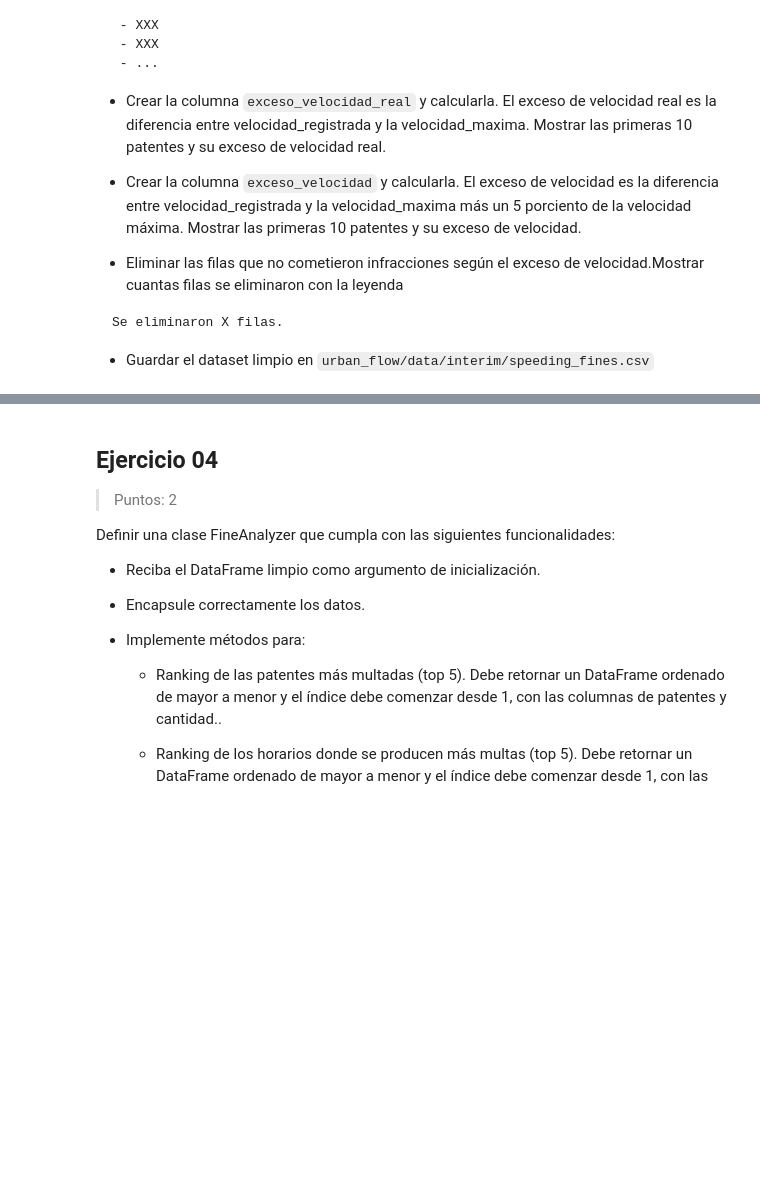
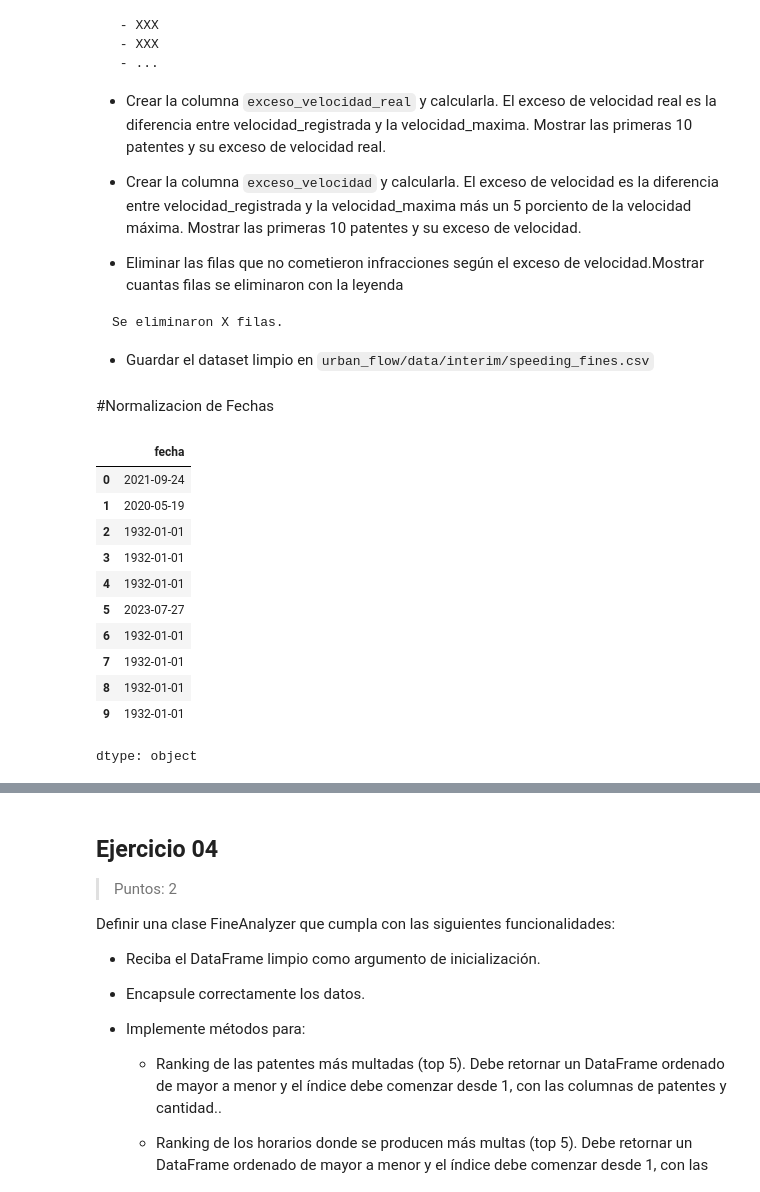
Before and after one commit to FrancoLavi/urban-flow-tp, a Jupyter notebook: Urban_Flow.ipynb, the cells around one changed output, grey strips where cells are left out. Cells and saved outputs as stored; diff of their text form; code cells hidden in the pictures; blank space fills up the shorter version.

````diff
--- a/Urban_Flow.ipynb
+++ b/Urban_Flow.ipynb
@@ -302,3 +302,26 @@ Se eliminaron X filas.
 ```
 
 - Guardar el dataset limpio en `urban_flow/data/interim/speeding_fines.csv`
+# %% [markdown]
+#Normalizacion de Fechas
+# %%
+df["fecha"] = pd.to_datetime(df["fecha"], errors="coerce")
+
+df["fecha"] = df["fecha"].fillna(pd.to_datetime("1932-01-01"))
+
+df["fecha"] = df["fecha"].dt.strftime("%Y-%m-%d")
+
+df["fecha"].head(10)
+# %% [output]
+|  | fecha |
+| 0 | 2021-09-24 |
+| 1 | 2020-05-19 |
+| 2 | 1932-01-01 |
+| 3 | 1932-01-01 |
+| 4 | 1932-01-01 |
+| 5 | 2023-07-27 |
+| 6 | 1932-01-01 |
+| 7 | 1932-01-01 |
+| 8 | 1932-01-01 |
+| 9 | 1932-01-01 |
+dtype: object
````
Also changed, not shown: parts of 18 cells of this notebook.
